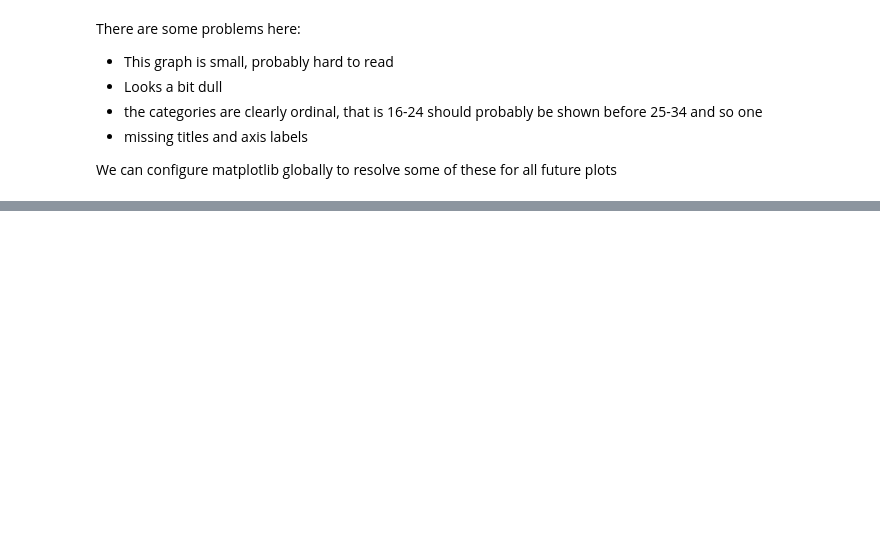
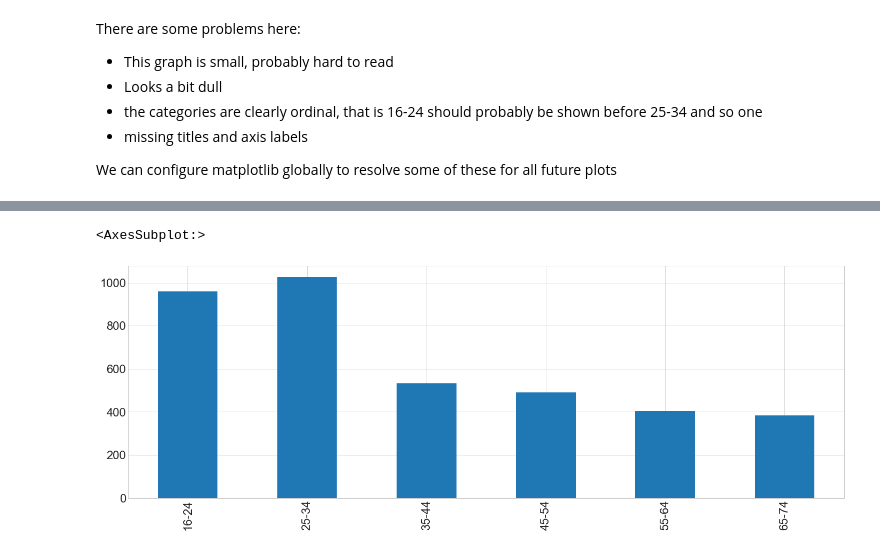
Before and after one commit to UKDataServiceOpen/Synthetic-Data, a Jupyter notebook: code-demo/CodeDemo.ipynb, the cells around one changed output, grey strips where cells are left out. Drawn from its saved outputs; the diff is of its cells as text; code cells hidden in the pictures; blank space fills up the shorter version.

```diff
--- a/code-demo/CodeDemo.ipynb
+++ b/code-demo/CodeDemo.ipynb
@@ -232,0 +254,18 @@ df.age_group.value_counts().plot(kind='bar')
+# %%
+# By default our plot tries to make something visually nice, sorting out bars in descending order.
+from pandas.api.types import CategoricalDtype
+
+# make a category
+category_age = CategoricalDtype(
+    ['16-24', '25-34', '35-44', '45-54', '55-64', '65-74'],
+    ordered=True
+)
+
+# replace our row with this category data
+df['age_group'] = df['age_group'].astype(category_age)
+
+# plot, but no longer sort descending as default
+df.age_group.value_counts(sort=False).plot(kind='bar')
+# %% [output]
+<AxesSubplot:>
+[figure, added]
```
Also changed, not shown: parts of 45 cells of this notebook, 1 other file.
